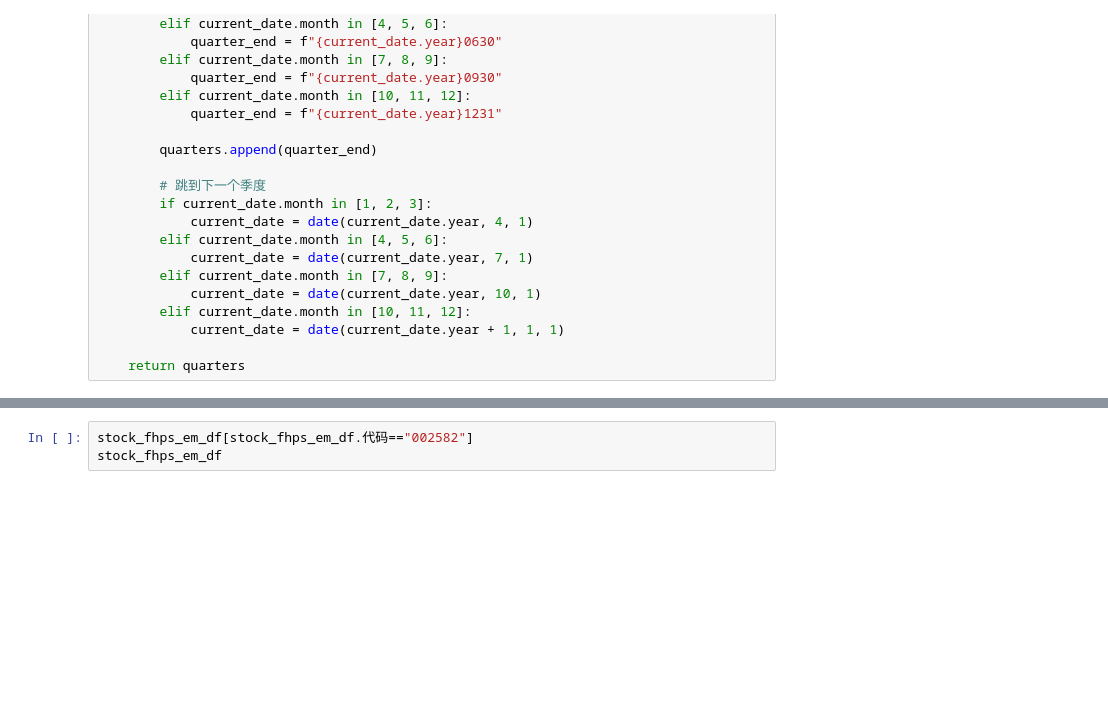
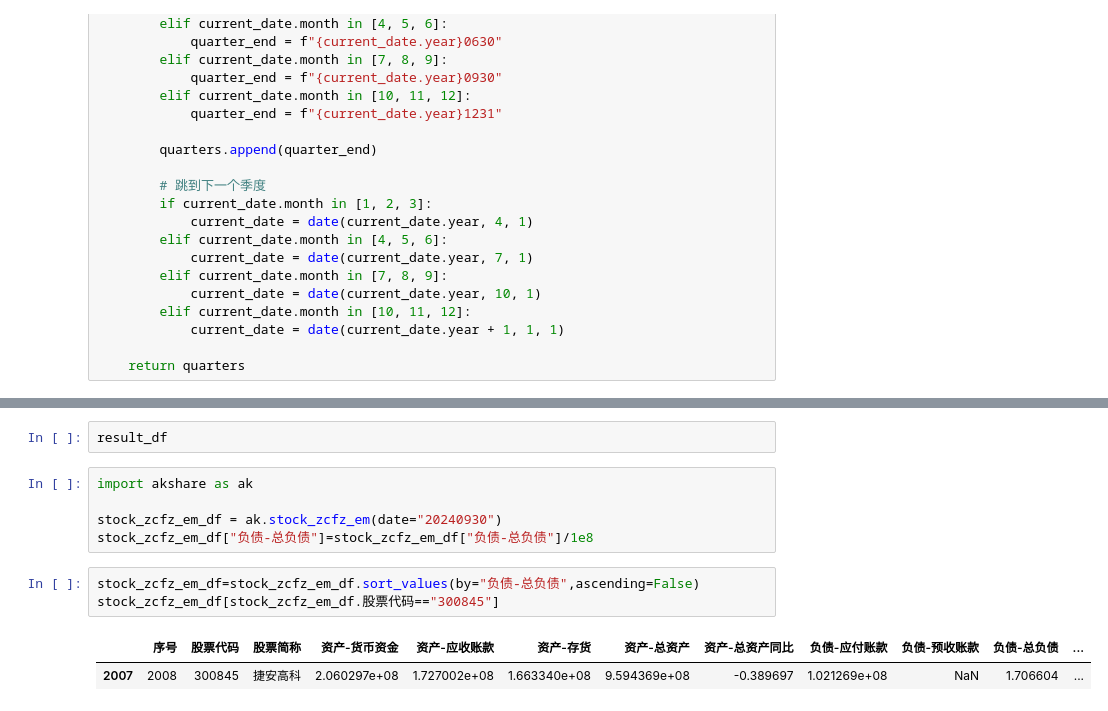
Before and after one commit to hoooou/backtrader, a Jupyter notebook: demo3.ipynb, the cells around one changed output, grey strips where cells are left out. Cells and saved outputs as stored; diff of their text form; blank space fills up the shorter version.

```diff
--- a/demo3.ipynb
+++ b/demo3.ipynb
@@ -240,3 +216,13 @@ df[df.代码=="001368"]
-# %%
-stock_fhps_em_df[stock_fhps_em_df.代码=="002582"]
-stock_fhps_em_df
+# %%
+result_df
+# %%
+import akshare as ak
+
+stock_zcfz_em_df = ak.stock_zcfz_em(date="20240930")
+stock_zcfz_em_df["负债-总负债"]=stock_zcfz_em_df["负债-总负债"]/1e8
+# %%
+stock_zcfz_em_df=stock_zcfz_em_df.sort_values(by="负债-总负债",ascending=False)
+stock_zcfz_em_df[stock_zcfz_em_df.股票代码=="300845"]
+# %% [output]
+|  | 序号 | 股票代码 | 股票简称 | 资产-货币资金 | 资产-应收账款 | 资产-存货 | 资产-总资产 | 资产-总资产同比 | 负债-应付账款 | 负债-预收账款 | 负债-总负债 | ... |
+| 2007 | 2008 | 300845 | 捷安高科 | 2.060297e+08 | 1.727002e+08 | 1.663340e+08 | 9.594369e+08 | -0.389697 | 1.021269e+08 | NaN | 1.706604 | ... |
```
Also changed, not shown: parts of 5 cells of this notebook, 1 other file.
